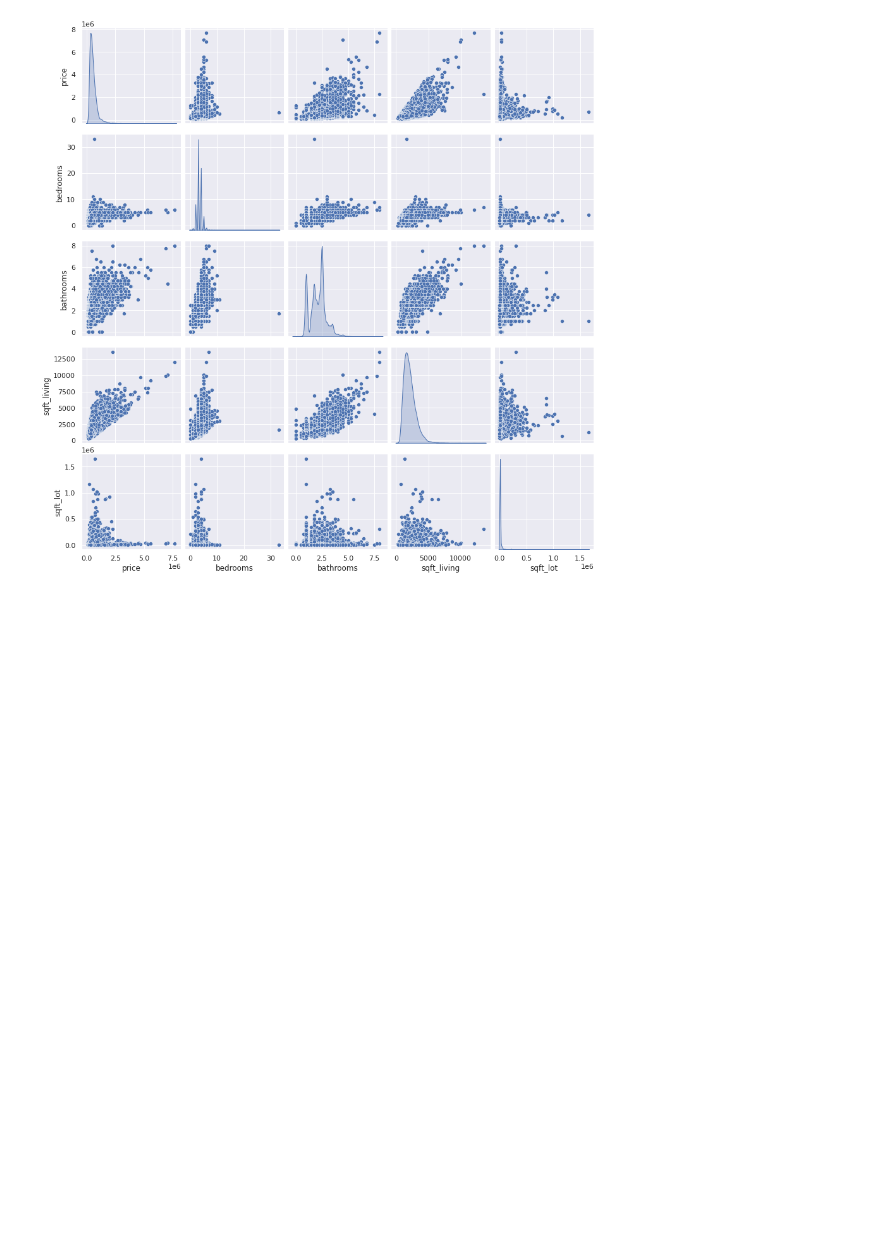
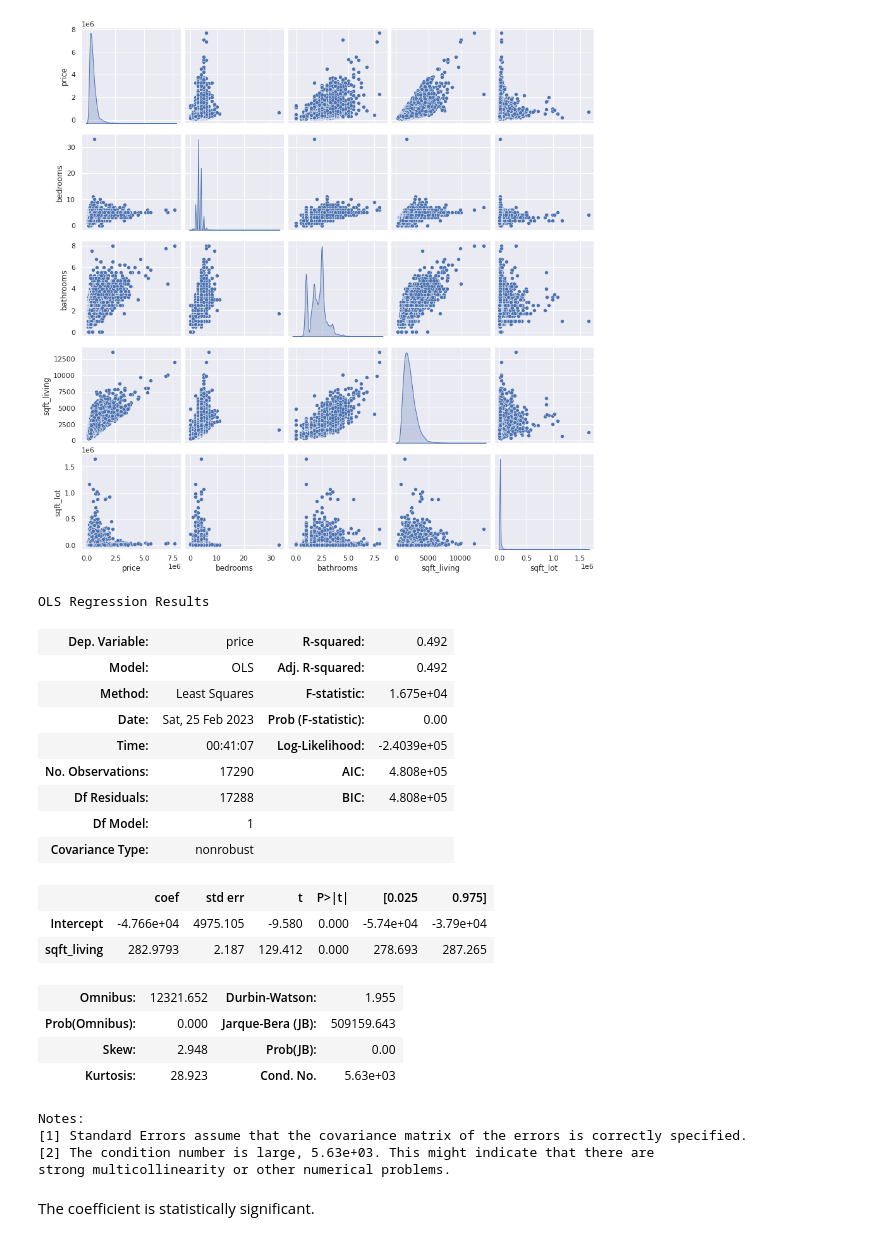
Before and after one commit to axvmoral/python_projects, a Jupyter notebook: data_science_projects/machine_learning_minis/supervised_minis/linear_regression_mini.ipynb, the cells around one changed output. Drawn from its saved outputs; the diff is of its cells as text; code cells hidden in the pictures; blank space fills up the shorter version.

```diff
--- a/data_science_projects/machine_learning_minis/supervised_minis/linear_regression_mini.ipynb
+++ b/data_science_projects/machine_learning_minis/supervised_minis/linear_regression_mini.ipynb
@@ -47,12 +47,36 @@ sns.pairplot(data = df2, vars = df2.columns[:5], diag_kind = "kde")
 # %%
 r"""
 In the code block below, I split the dataset into a training and testing dataset,
 to which I fit an OLS model on the training dataset using 'best_guess_predictor'.
 """
 X_train, X_test = train_test_split(df2, test_size = 0.2)
 model = smf.ols(formula = 'price ~ ' + best_guess_predictor, data = X_train)
 result = model.fit()
-summary = result.summary()
+result.summary()
+# %% [output]
+OLS Regression Results
+| Dep. Variable: | price | R-squared: | 0.492 |
+| Model: | OLS | Adj. R-squared: | 0.492 |
+| Method: | Least Squares | F-statistic: | 1.675e+04 |
+| Date: | Sat, 25 Feb 2023 | Prob (F-statistic): | 0.00 |
+| Time: | 00:41:07 | Log-Likelihood: | -2.4039e+05 |
+| No. Observations: | 17290 | AIC: | 4.808e+05 |
+| Df Residuals: | 17288 | BIC: | 4.808e+05 |
+| Df Model: | 1 |  |  |
+| Covariance Type: | nonrobust |  |  |
+|  | coef | std err | t | P>|t| | [0.025 | 0.975] |
+| Intercept | -4.766e+04 | 4975.105 | -9.580 | 0.000 | -5.74e+04 | -3.79e+04 |
+| sqft_living | 282.9793 | 2.187 | 129.412 | 0.000 | 278.693 | 287.265 |
+| Omnibus: | 12321.652 | Durbin-Watson: | 1.955 |
+| Prob(Omnibus): | 0.000 | Jarque-Bera (JB): | 509159.643 |
+| Skew: | 2.948 | Prob(JB): | 0.00 |
+| Kurtosis: | 28.923 | Cond. No. | 5.63e+03 |
+Notes:
+[1] Standard Errors assume that the covariance matrix of the errors is correctly specified.
+[2] The condition number is large, 5.63e+03. This might indicate that there are
+strong multicollinearity or other numerical problems.
+# %% [markdown]
+The coefficient is statistically significant.
 # %%
 r"""
 Below I fit a model on the training dataset for each feature and extract the
```
Also changed, not shown: parts of 4 cells of this notebook.
